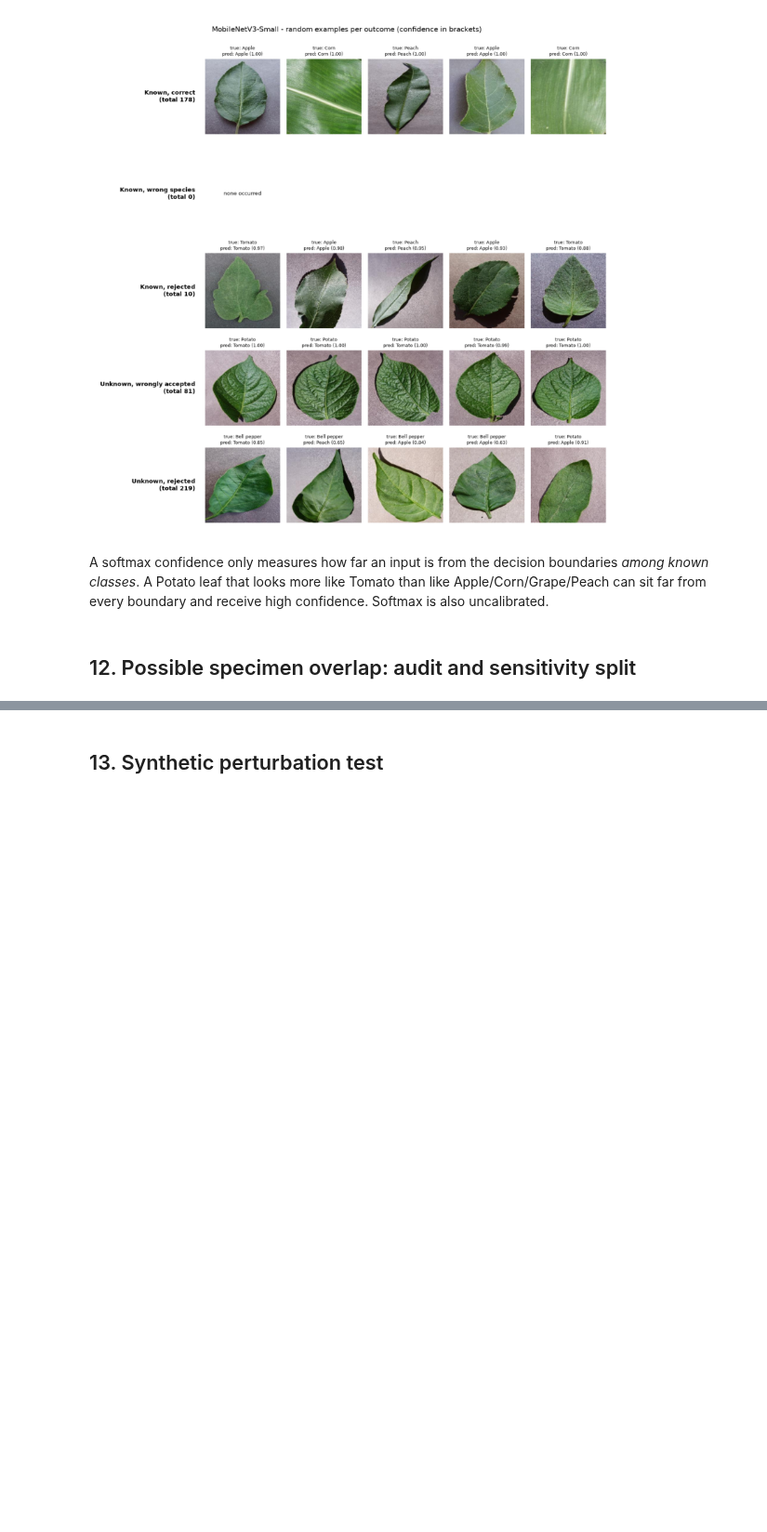
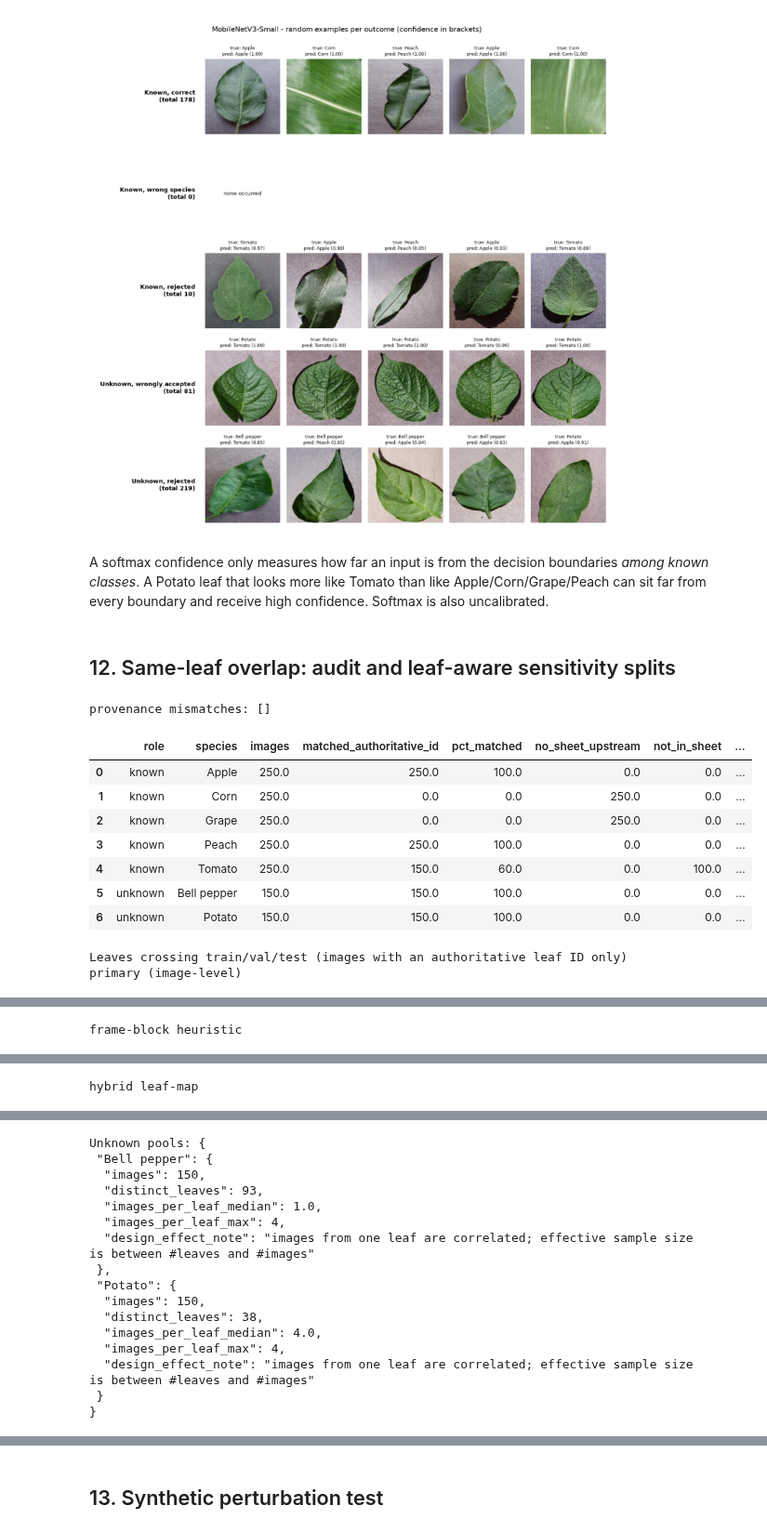
Before and after one commit to winteriscoming07/DS_leaf, a Jupyter notebook: notebooks/leaf_open_set_analysis.ipynb, the cells around one changed output, grey strips where cells are left out. Shown at 93% size. Saved outputs shown, nothing was run; the diff lists cells and outputs as text; code cells hidden in the pictures; blank space fills up the shorter version.

```diff
--- a/notebooks/leaf_open_set_analysis.ipynb
+++ b/notebooks/leaf_open_set_analysis.ipynb
@@ -212,4 +212,24 @@ MobileNet: accepted unknown leaves, by true species and predicted known class
 # %% [markdown]
 A softmax confidence only measures how far an input is from the decision boundaries *among known classes*. A Potato leaf that looks more like Tomato than like Apple/Corn/Grape/Peach can sit far from every boundary and receive high confidence. Softmax is also uncalibrated.
 # %% [markdown]
-## 12. Possible specimen overlap: audit and sensitivity split
+## 12. Same-leaf overlap: audit and leaf-aware sensitivity splits
+# %%
+a = json.load(open("artifacts/metrics/leafmap_audit.json"))
+print("provenance mismatches:", a["provenance_mismatches"])
+display(pd.DataFrame(a["coverage"]))
+print("Leaves crossing train/val/test (images with an authoritative leaf ID only)")
+for name, rows in a["crossings"].items():
+    print(name); display(pd.DataFrame(rows))
+print("Unknown pools:", json.dumps(a["unknown_independence"], indent=1))
+# %% [output]
+provenance mismatches: []
+|  | role | species | images | matched_authoritative_id | pct_matched | no_sheet_upstream | not_in_sheet | ... |
+| 0 | known | Apple | 250.0 | 250.0 | 100.0 | 0.0 | 0.0 | ... |
+| 1 | known | Corn | 250.0 | 0.0 | 0.0 | 250.0 | 0.0 | ... |
+| 2 | known | Grape | 250.0 | 0.0 | 0.0 | 250.0 | 0.0 | ... |
+| 3 | known | Peach | 250.0 | 250.0 | 100.0 | 0.0 | 0.0 | ... |
+| 4 | known | Tomato | 250.0 | 150.0 | 60.0 | 0.0 | 100.0 | ... |
+| 5 | unknown | Bell pepper | 150.0 | 150.0 | 100.0 | 0.0 | 0.0 | ... |
+| 6 | unknown | Potato | 150.0 | 150.0 | 100.0 | 0.0 | 0.0 | ... |
+Leaves crossing train/val/test (images with an authoritative leaf ID only)
+primary (image-level)
@@ -215,0 +240 @@ A softmax confidence only measures how far an input is from the decision boundar
+frame-block heuristic
@@ -215,0 +245 @@ A softmax confidence only measures how far an input is from the decision boundar
+hybrid leaf-map
@@ -215,0 +250,16 @@ A softmax confidence only measures how far an input is from the decision boundar
+Unknown pools: {
+ "Bell pepper": {
+  "images": 150,
+  "distinct_leaves": 93,
+  "images_per_leaf_median": 1.0,
+  "images_per_leaf_max": 4,
+  "design_effect_note": "images from one leaf are correlated; effective sample size is between #leaves and #images"
+ },
+ "Potato": {
+  "images": 150,
+  "distinct_leaves": 38,
+  "images_per_leaf_median": 4.0,
+  "images_per_leaf_max": 4,
+  "design_effect_note": "images from one leaf are correlated; effective sample size is between #leaves and #images"
+ }
+}
```
Also changed, not shown: parts of 7 cells of this notebook, 8 other files.
